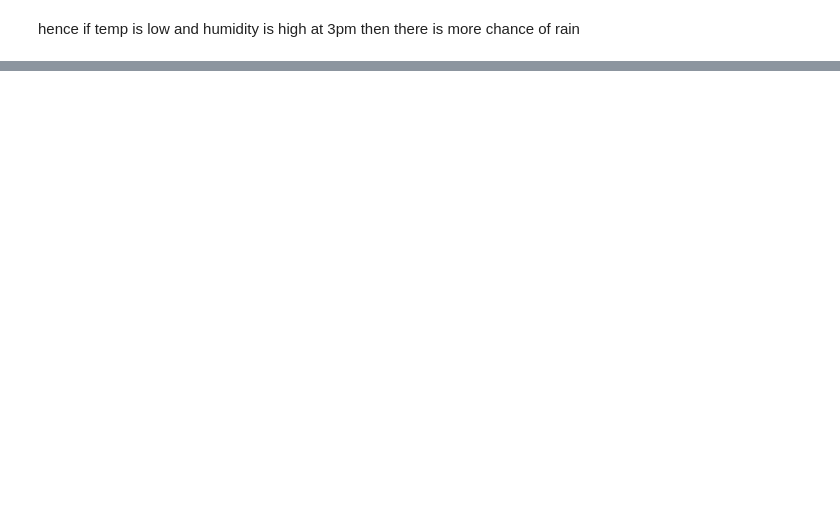
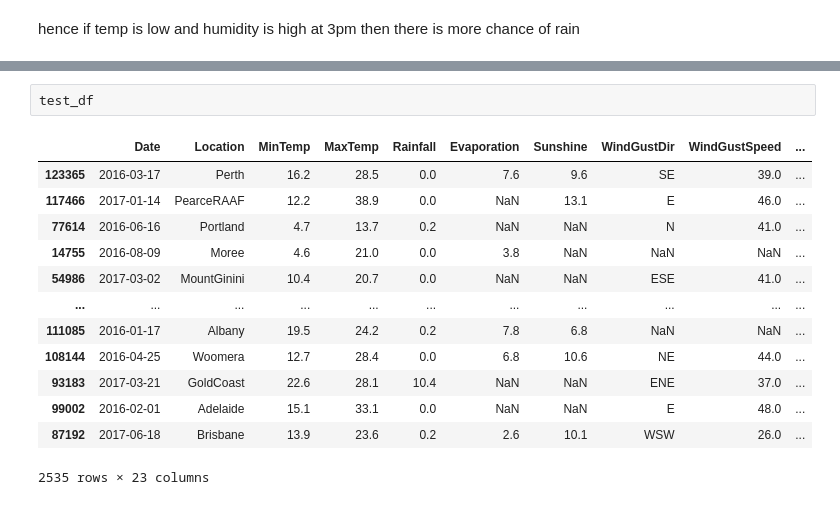
Before and after one commit to 404saugat404/sklearn, a Jupyter notebook: logistic regression/logistic_regression.ipynb, the cells around one changed output, grey strips where cells are left out. Drawn from its saved outputs; the diff is of its cells as text; blank space fills up the shorter version.

```diff
--- a/logistic regression/logistic_regression.ipynb
+++ b/logistic regression/logistic_regression.ipynb
@@ -103,0 +184,16 @@ hence if temp is low and humidity is high at 3pm then there is more chance of ra
+# %%
+test_df
+# %% [output]
+|  | Date | Location | MinTemp | MaxTemp | Rainfall | Evaporation | Sunshine | WindGustDir | WindGustSpeed | ... |
+| 123365 | 2016-03-17 | Perth | 16.2 | 28.5 | 0.0 | 7.6 | 9.6 | SE | 39.0 | ... |
+| 117466 | 2017-01-14 | PearceRAAF | 12.2 | 38.9 | 0.0 | NaN | 13.1 | E | 46.0 | ... |
+| 77614 | 2016-06-16 | Portland | 4.7 | 13.7 | 0.2 | NaN | NaN | N | 41.0 | ... |
+| 14755 | 2016-08-09 | Moree | 4.6 | 21.0 | 0.0 | 3.8 | NaN | NaN | NaN | ... |
+| 54986 | 2017-03-02 | MountGinini | 10.4 | 20.7 | 0.0 | NaN | NaN | ESE | 41.0 | ... |
+| ... | ... | ... | ... | ... | ... | ... | ... | ... | ... | ... |
+| 111085 | 2016-01-17 | Albany | 19.5 | 24.2 | 0.2 | 7.8 | 6.8 | NaN | NaN | ... |
+| 108144 | 2016-04-25 | Woomera | 12.7 | 28.4 | 0.0 | 6.8 | 10.6 | NE | 44.0 | ... |
+| 93183 | 2017-03-21 | GoldCoast | 22.6 | 28.1 | 10.4 | NaN | NaN | ENE | 37.0 | ... |
+| 99002 | 2016-02-01 | Adelaide | 15.1 | 33.1 | 0.0 | NaN | NaN | E | 48.0 | ... |
+| 87192 | 2017-06-18 | Brisbane | 13.9 | 23.6 | 0.2 | 2.6 | 10.1 | WSW | 26.0 | ... |
+2535 rows × 23 columns
```
Also changed, not shown: parts of 10 cells of this notebook.
